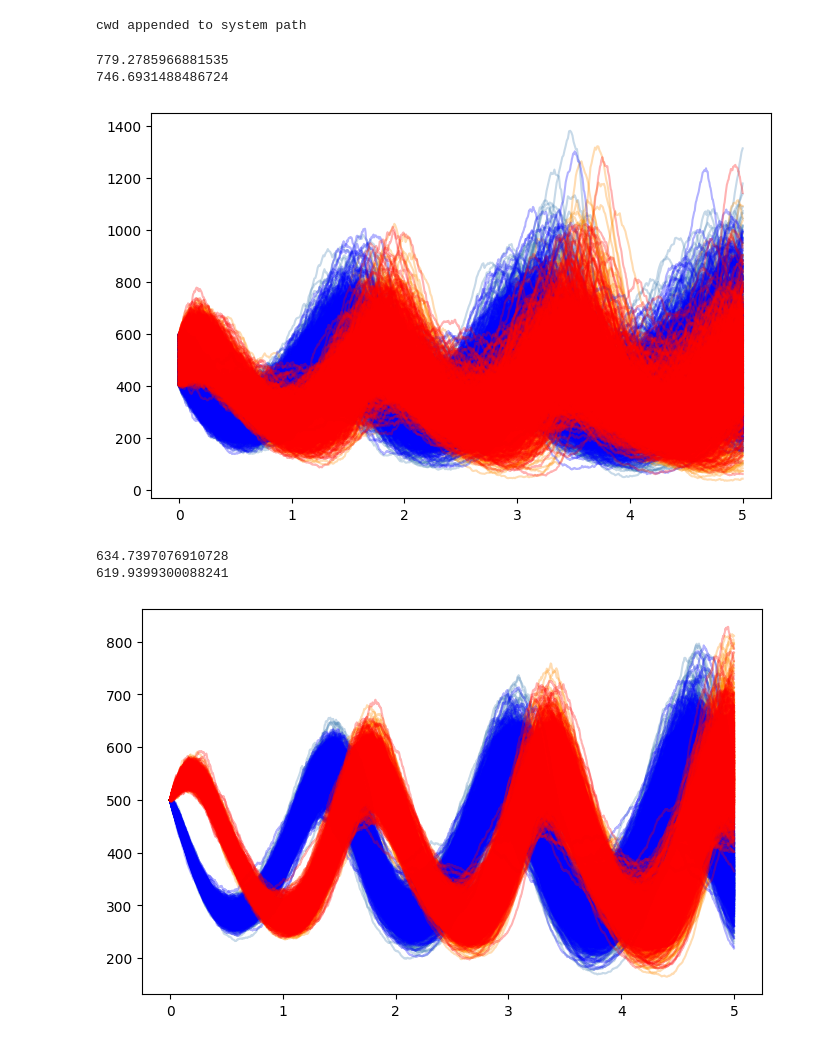
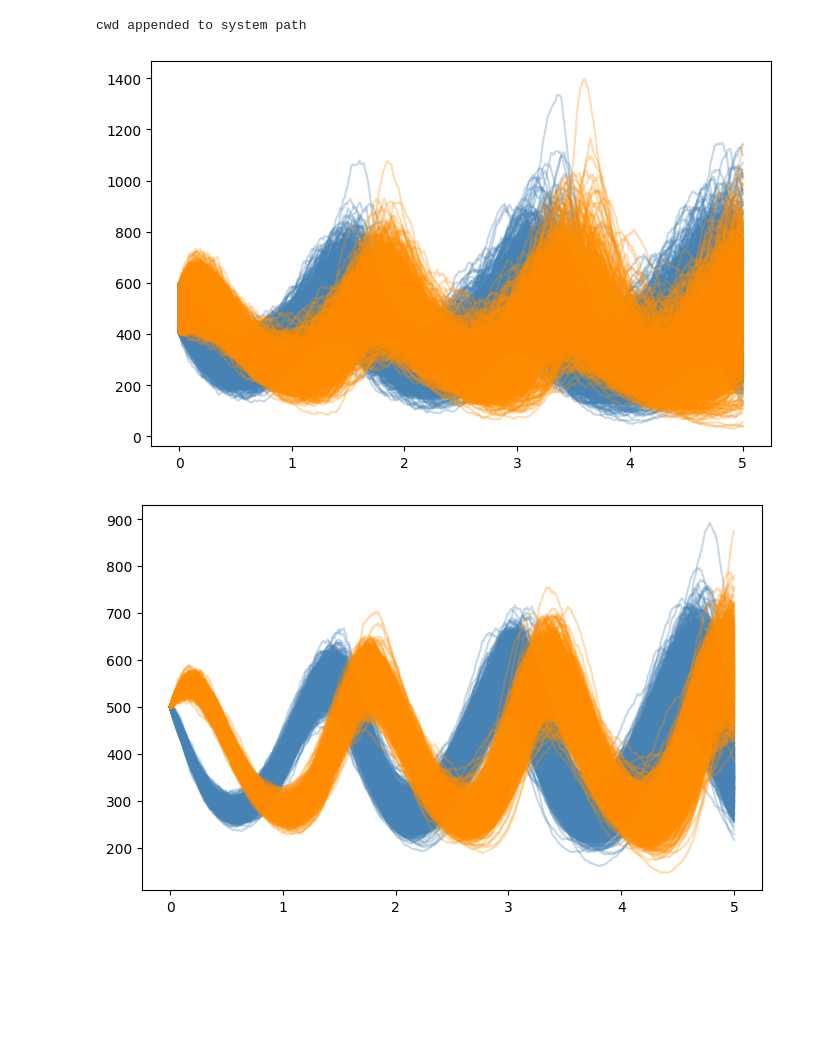
Before and after one commit to JacyZanussi/adaptive_minibatch_smc_abc, a Jupyter notebook: example_predator_prey.ipynb, the cells around one changed output. Saved outputs shown, nothing was run; the diff lists cells and outputs as text; code cells hidden in the pictures; blank space fills up the shorter version.

```diff
--- a/example_predator_prey.ipynb
+++ b/example_predator_prey.ipynb
@@ -20,44 +20,24 @@ cwd appended to system path
 # %%
 ## Setup and tau leaping example
 sample_size = 1000
 alpha,beta,gamma,delta = 4,0.01,4,1
 t_max = 5
 dt = 0.01
 ic = np.random.uniform(400,600,size=(sample_size,2))
 
 times,ts = lv_sim.tau_leaping(ic,t_max,alpha,beta,gamma,delta,dt = dt,K = 10000)
-print(np.quantile(ts,q=0.99))
 
 fig,ax = plt.subplots(figsize = (8,5))
 ax.plot(times,ts[:,:,0].T,color = 'steelblue',alpha = 0.3);
 ax.plot(times,ts[:,:,1].T,color = 'darkorange',alpha = 0.3);
-
-times,ts = lv_sim.tau_leaping(ic,t_max,alpha,beta,gamma,delta,dt = dt/2,K = 10000)
-print(np.quantile(ts,q=0.99))
-
-ax.plot(times,ts[:,:,0].T,color = 'blue',alpha = 0.3);
-ax.plot(times,ts[:,:,1].T,color = 'red',alpha = 0.3);
 # %% [output]
-779.2785966881535
-746.6931488486724
-[figure, old version]
+[figure, new version]
 # %%
 sigma = np.array([0.05,0.05])
 times,ts = lv_sim.euler_maruyama(500*np.ones((sample_size,2)),t_max,alpha,beta,gamma,delta,sigma,dt = dt/2)
 
-print(np.quantile(ts,q=0.99))
-
 fig,ax = plt.subplots(figsize = (8,5))
 ax.plot(times,ts[:,:,0].T,color = 'steelblue',alpha = 0.3);
 ax.plot(times,ts[:,:,1].T,color = 'darkorange',alpha = 0.3);
-
-times,ts = lv_sim.euler_maruyama(500*np.ones((sample_size,2)),t_max,alpha,beta,gamma,delta,sigma,dt = dt/5)
-
-print(np.quantile(ts,q=0.99))
-
-ax.plot(times,ts[:,:,0].T,color = 'blue',alpha = 0.3);
-ax.plot(times,ts[:,:,1].T,color = 'red',alpha = 0.3);
 # %% [output]
-634.7397076910728
-619.9399300088241
-[figure, old version]
+[figure, new version]
```
Also changed, not shown: parts of 19 cells of this notebook, 5 other files.
